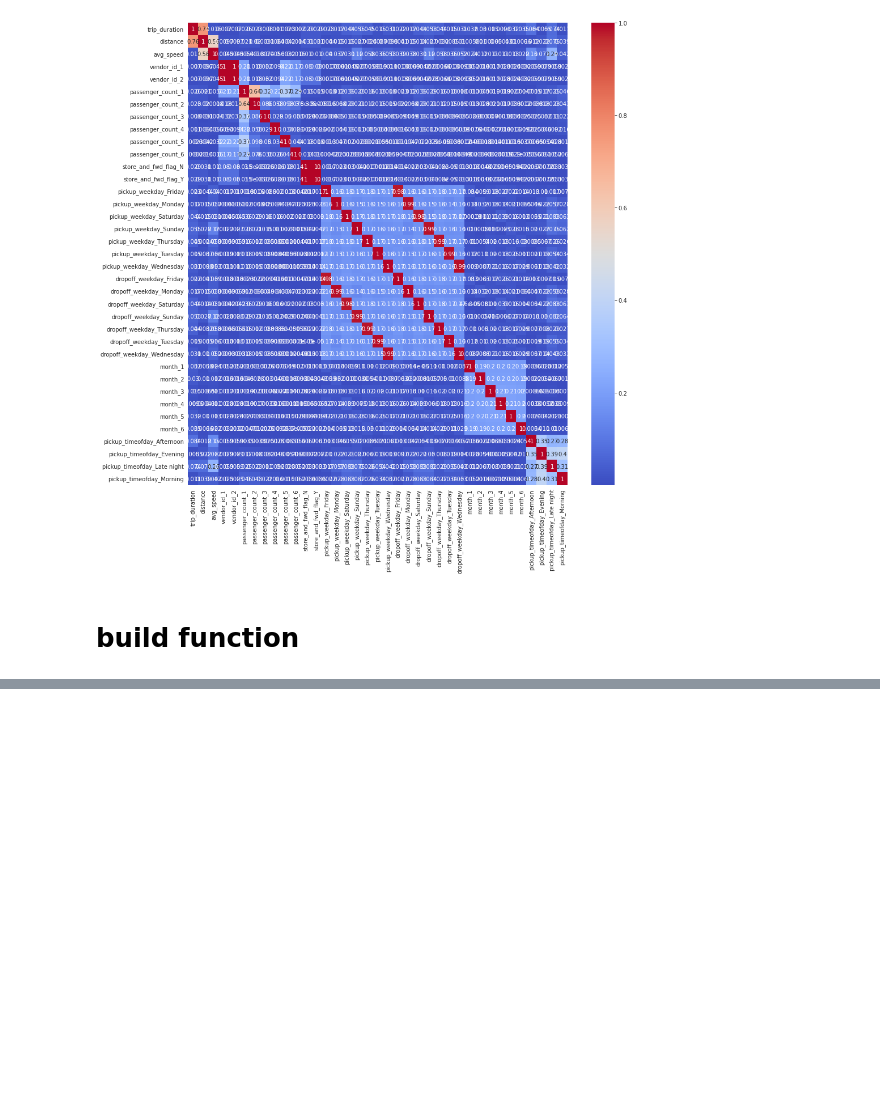
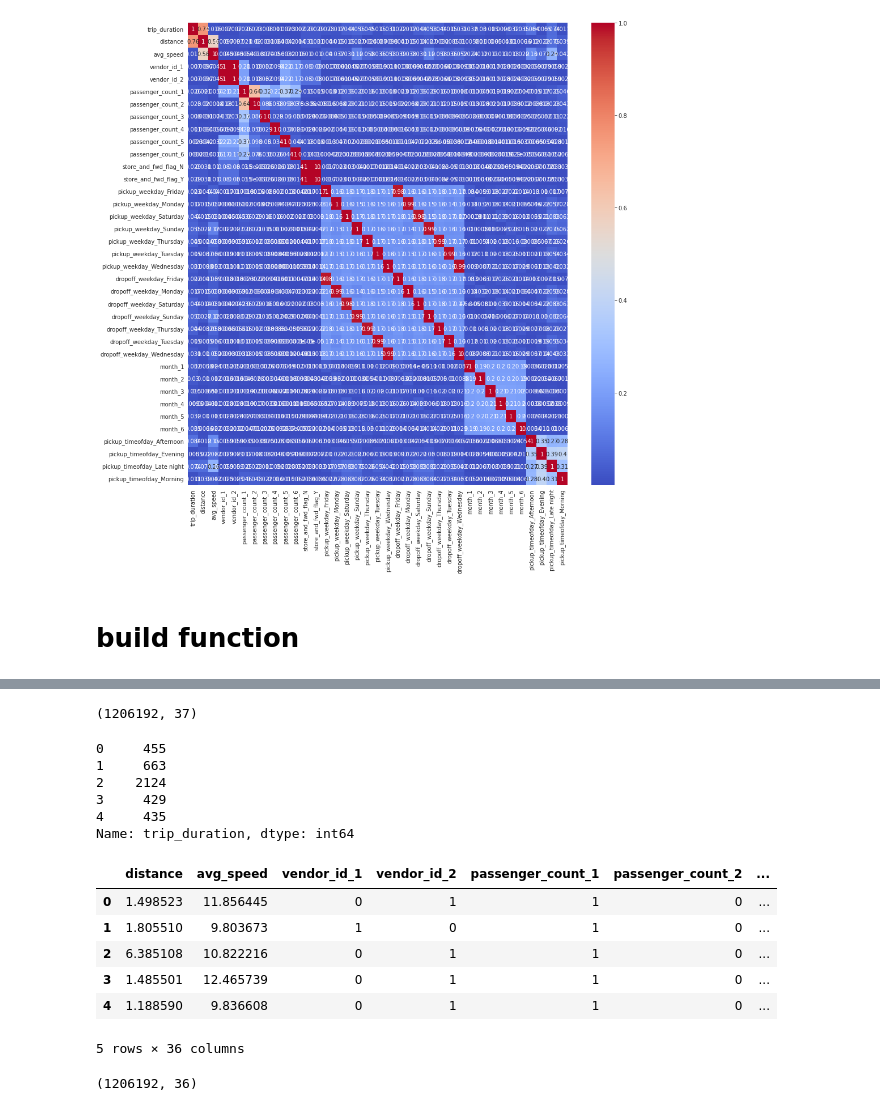
Before and after one commit to pranay2310/NYC-Taxi-Trip-Time-Prediction---Capstone-Project.ipynb, a Jupyter notebook: NYC_Taxi_Trip_Time_Prediction_Capstone_Project.ipynb, the cells around one changed output, grey strips where cells are left out. Cells and saved outputs as stored; diff of their text form; code cells hidden in the pictures; blank space fills up the shorter version.

```diff
--- a/NYC_Taxi_Trip_Time_Prediction_Capstone_Project.ipynb
+++ b/NYC_Taxi_Trip_Time_Prediction_Capstone_Project.ipynb
@@ -772,0 +825,33 @@ def score_matrix(y_train, y_pred_train, y_test, y_pred_test):
+# %%
+final_data.shape
+# %% [output]
+(1206192, 37)
+# %%
+y = final_data['trip_duration']
+y.head()
+# %% [output]
+0     455
+1     663
+2    2124
+3     429
+4     435
+Name: trip_duration, dtype: int64
+# %%
+from scipy.stats import zscore
+#select feature
+#minmaxscaler
+X = final_data.loc[:,final_data.columns != 'trip_duration']
+# %%
+X.head()
+# %% [output]
+|  | distance | avg_speed | vendor_id_1 | vendor_id_2 | passenger_count_1 | passenger_count_2 | ... |
+| 0 | 1.498523 | 11.856445 | 0 | 1 | 1 | 0 | ... |
+| 1 | 1.805510 | 9.803673 | 1 | 0 | 1 | 0 | ... |
+| 2 | 6.385108 | 10.822216 | 0 | 1 | 1 | 0 | ... |
+| 3 | 1.485501 | 12.465739 | 0 | 1 | 1 | 0 | ... |
+| 4 | 1.188590 | 9.836608 | 0 | 1 | 1 | 0 | ... |
+5 rows × 36 columns
+# %%
+X.shape
+# %% [output]
+(1206192, 36)
```
Also changed, not shown: parts of 18 cells of this notebook.
